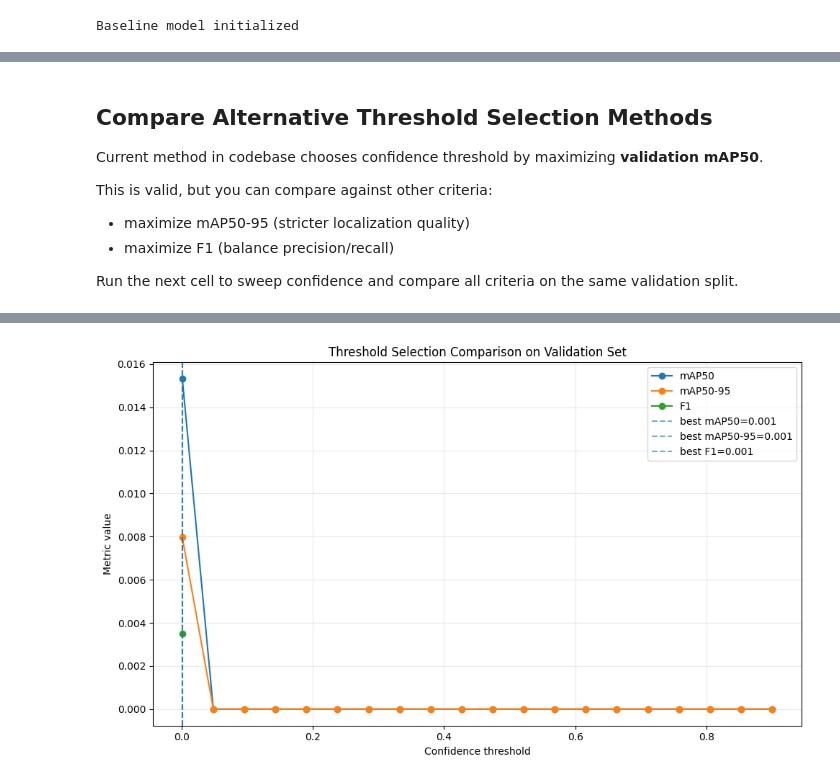
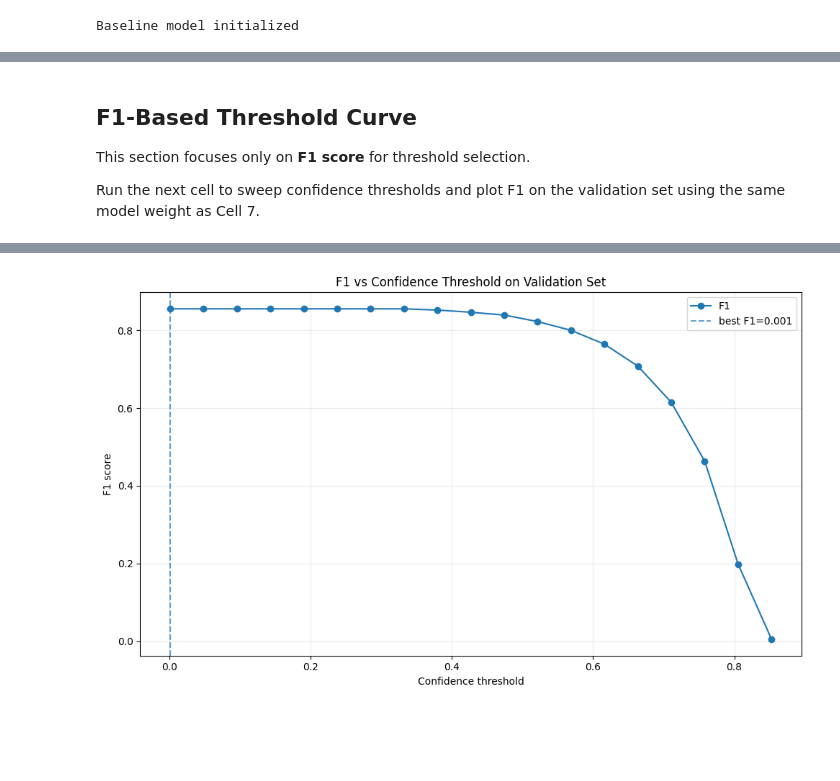
Before and after one commit to khanhtran2001/DifficultAgriculture, a Jupyter notebook: notebooks/check_optimal_confidence_threshold.ipynb, the cells around one changed output, grey strips where cells are left out. Cells and saved outputs as stored; diff of their text form; code cells hidden in the pictures; blank space fills up the shorter version.

```diff
--- a/notebooks/check_optimal_confidence_threshold.ipynb
+++ b/notebooks/check_optimal_confidence_threshold.ipynb
@@ -88,29 +77,25 @@ Optimal confidence threshold: 0.048316
 # %% [markdown]
-## Compare Alternative Threshold Selection Methods
+## F1-Based Threshold Curve
 
-Current method in codebase chooses confidence threshold by maximizing **validation mAP50**.
+This section focuses only on **F1 score** for threshold selection.
 
-This is valid, but you can compare against other criteria:
-- maximize mAP50-95 (stricter localization quality)
-- maximize F1 (balance precision/recall)
-
-Run the next cell to sweep confidence and compare all criteria on the same validation split.
+Run the next cell to sweep confidence thresholds and plot F1 on the validation set using the same model weight as Cell 7.
 # %%
-# Cell 9: sweep confidence and compare methods
+# Cell 9: sweep confidence and plot F1 only
 import tempfile
 import numpy as np
 import matplotlib.pyplot as plt
+from ultralytics import YOLO
 
 # You can make this denser (e.g., 30-50) for more precise selection
 thresholds = np.linspace(0.001, 0.9, 20)
 
-# Access underlying YOLO model and helper from your baseline wrapper
-yolo_impl = baseline_model.model            # YoloUltralyticsModel
-yolo_model = yolo_impl.model                # ultralytics.YOLO
+yolo_impl = baseline_model.model  # YoloUltralyticsModel
+yolo_model = YOLO(str(MODEL_WEIGHT_PATH))
 
 rows = []
 
-with tempfile.TemporaryDirectory(prefix="conf_compare_") as tmp_dir:
+with tempfile.TemporaryDirectory(prefix="conf_f1_") as tmp_dir:
     data_path = yolo_impl._create_data_yaml(initial_dataset_properties, tmp_dir)
 
     for conf in thresholds:
@@ -131,13 +116,9 @@ with tempfile.TemporaryDirectory(prefix="conf_compare_") as tmp_dir:
             val_kwargs["max_det"] = yolo_impl.evaluation_config.max_detections
 
         val_result = yolo_model.val(**val_kwargs)
-
         box = getattr(val_result, "box", None)
         results_dict = getattr(val_result, "results_dict", None) or {}
 
-        # Robust extraction across ultralytics versions
-        map50 = float(getattr(box, "map50", np.nan)) if box is not None else float(results_dict.get("metrics/mAP50(B)", np.nan))
-        map5095 = float(getattr(box, "map", np.nan)) if box is not None else float(results_dict.get("metrics/mAP50-95(B)", np.nan))
         precision = float(getattr(box, "mp", np.nan)) if box is not None else float(results_dict.get("metrics/precision(B)", np.nan))
         recall = float(getattr(box, "mr", np.nan)) if box is not None else float(results_dict.get("metrics/recall(B)", np.nan))
 
@@ -148,46 +129,34 @@ with tempfile.TemporaryDirectory(prefix="conf_compare_") as tmp_dir:
 
         rows.append({
             "conf": float(conf),
-            "map50": map50,
-            "map50_95": map5095,
             "precision": precision,
             "recall": recall,
             "f1": f1,
         })
 
-# Convert to arrays for analysis
 conf_arr = np.array([r["conf"] for r in rows], dtype=float)
-map50_arr = np.array([r["map50"] for r in rows], dtype=float)
-map5095_arr = np.array([r["map50_95"] for r in rows], dtype=float)
 f1_arr = np.array([r["f1"] for r in rows], dtype=float)
 
-best_map50_idx = int(np.nanargmax(map50_arr))
-best_map5095_idx = int(np.nanargmax(map5095_arr))
 best_f1_idx = int(np.nanargmax(f1_arr))
-
-best_by_map50 = conf_arr[best_map50_idx]
-best_by_map5095 = conf_arr[best_map5095_idx]
 best_by_f1 = conf_arr[best_f1_idx]
 
-print("Best thresholds by criterion:")
-print(f"- mAP50      : {best_by_map50:.4f} (score={map50_arr[best_map50_idx]:.4f})")
-print(f"- mAP50-95   : {best_by_map5095:.4f} (score={map5095_arr[best_map5095_idx]:.4f})")
-print(f"- F1         : {best_by_f1:.4f} (score={f1_arr[best_f1_idx]:.4f})")
-print(f"- Current code method returned: {optimal_conf_threshold:.4f}")
+print(f"Best threshold by F1: {best_by_f1:.4f} (F1={f1_arr[best_f1_idx]:.4f})")
+print(f"Current code method returned: {optimal_conf_threshold:.4f}")
 
-# Visualize metric-vs-threshold curves
+# Show top-5 by F1 for easier debugging
+top_f1_indices = np.argsort(np.nan_to_num(f1_arr, nan=-1.0))[::-1][:5]
+print("\nTop-5 thresholds by F1:")
+for idx in top_f1_indices:
+    print(
+        f"  conf={conf_arr[idx]:.4f} | P={rows[idx]['precision']:.4f} | R={rows[idx]['recall']:.4f} | F1={rows[idx]['f1']:.4f}"
+    )
+
 plt.figure(figsize=(10, 6))
-plt.plot(conf_arr, map50_arr, marker="o", label="mAP50")
-plt.plot(conf_arr, map5095_arr, marker="o", label="mAP50-95")
 plt.plot(conf_arr, f1_arr, marker="o", label="F1")
-
-plt.axvline(best_by_map50, linestyle="--", alpha=0.6, label=f"best mAP50={best_by_map50:.3f}")
-plt.axvline(best_by_map5095, linestyle="--", alpha=0.6, label=f"best mAP50-95={best_by_map5095:.3f}")
-plt.axvline(best_by_f1, linestyle="--", alpha=0.6, label=f"best F1={best_by_f1:.3f}")
-
+plt.axvline(best_by_f1, linestyle="--", alpha=0.7, label=f"best F1={best_by_f1:.3f}")
 plt.xlabel("Confidence threshold")
-plt.ylabel("Metric value")
-plt.title("Threshold Selection Comparison on Validation Set")
+plt.ylabel("F1 score")
+plt.title("F1 vs Confidence Threshold on Validation Set")
 plt.grid(alpha=0.25)
 plt.legend()
 plt.tight_layout()
@@ -213 +182 @@ val: Scanning /home/khanh/Projects/DifficultyAgri/datasets/minneapple/yolo_forma
-[figure, old version]
+[figure, new version]
```
Also changed, not shown: parts of 4 cells of this notebook, 23 other files.
